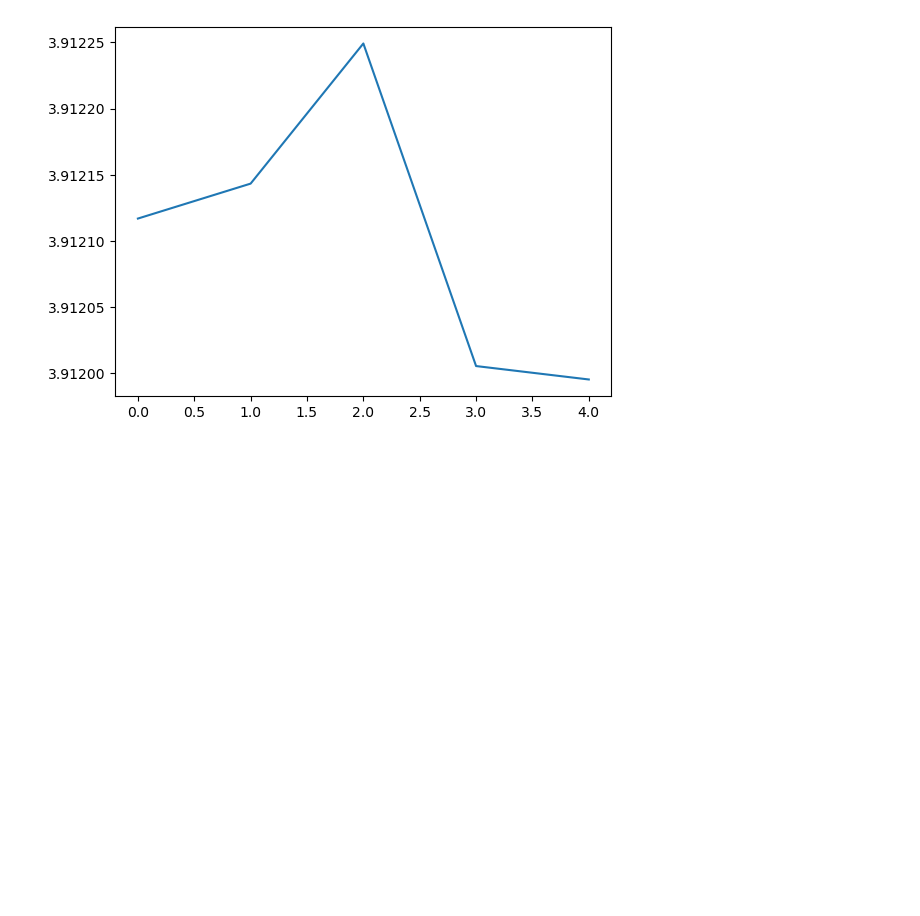
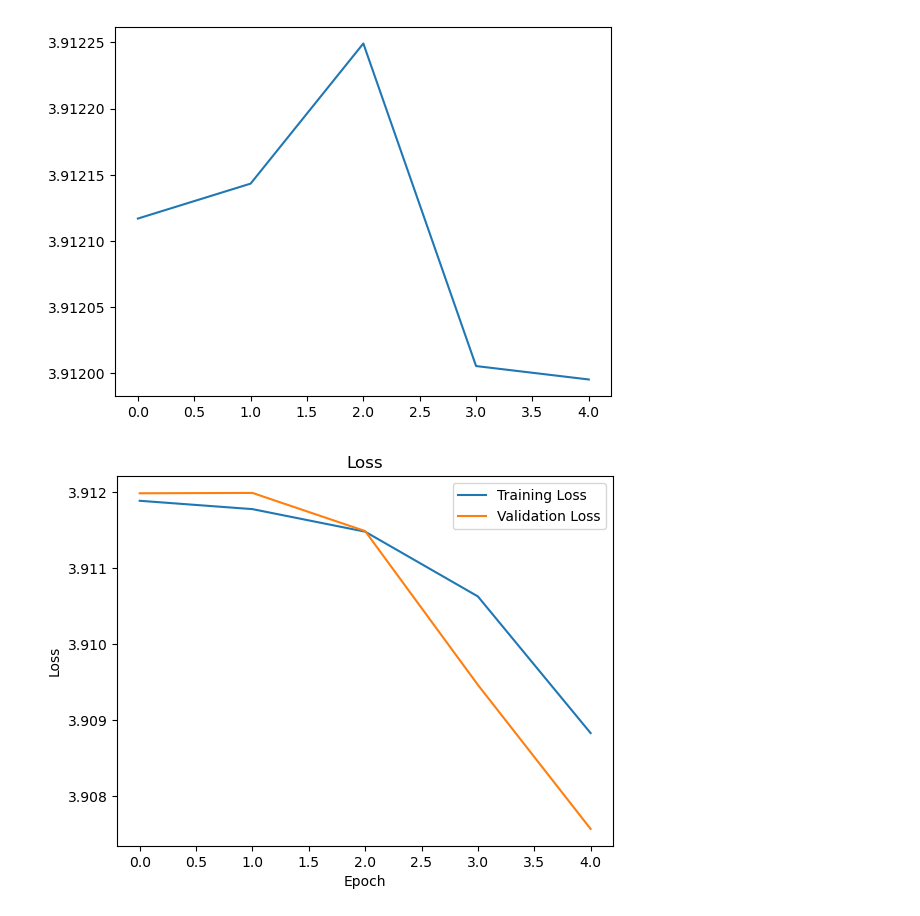
Before and after one commit to butterfly2012010/DeepLearning_HW2, a Jupyter notebook: lenet5_from_scratch.ipynb, the cells around one changed output. Drawn from its saved outputs; the diff is of its cells as text; code cells hidden in the pictures; blank space fills up the shorter version.

```diff
--- a/lenet5_from_scratch.ipynb
+++ b/lenet5_from_scratch.ipynb
@@ -800,3 +805,20 @@ draw_losses(train_losses)
 draw_losses(val_losses)
 # %% [output]
 [figure]
+# %%
+def draw_losses(train_losses=None, val_losses=None, test_losses=None):
+    if train_losses!=None:
+        plt.plot(np.arange(EPOCHS), train_losses, label='Training Loss')
+    if val_losses!=None:
+        plt.plot(np.arange(EPOCHS), val_losses, label='Validation Loss')
+    if test_losses!=None:
+        plt.plot(np.arange(EPOCHS), test_losses, label='Test Loss')
+    plt.title('Loss')
+    plt.xlabel('Epoch')
+    plt.ylabel('Loss')
+    plt.legend()
+    plt.show()
+# %%
+draw_losses(train_losses=train_losses, val_losses=val_losses)
+# %% [output]
+[figure, added]
```
Also changed, not shown: parts of 12 cells of this notebook, 12 other files.
